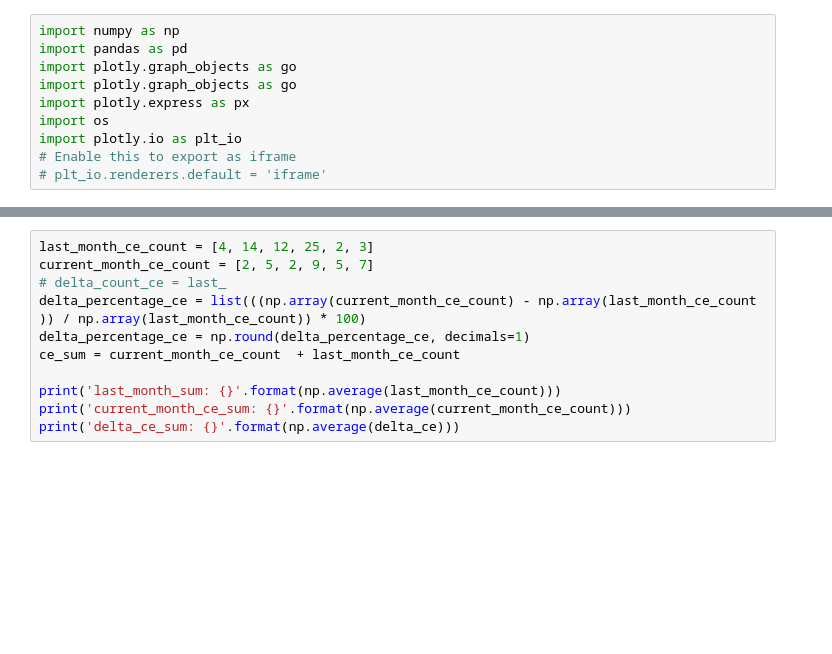
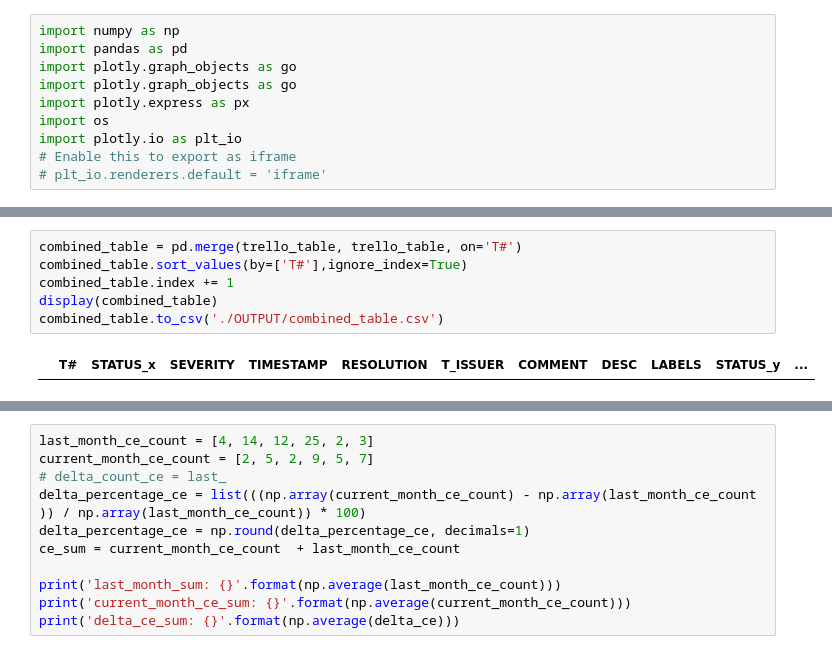
Before and after one commit to haythmalshehab/si-report-gen, a Jupyter notebook: sirg.ipynb, the cells around one changed output, grey strips where cells are left out. Drawn from its saved outputs; the diff is of its cells as text; blank space fills up the shorter version.

```diff
--- a/sirg.ipynb
+++ b/sirg.ipynb
@@ -32 +60,9 @@ vsoc_table.to_csv('./OUTPUT/vsoc_table.csv', sep=',')
+# %%
+combined_table = pd.merge(trello_table, trello_table, on='T#')
+combined_table.sort_values(by=['T#'],ignore_index=True)
+combined_table.index += 1
+display(combined_table)
+combined_table.to_csv('./OUTPUT/combined_table.csv')
+# %% [output]
+|  | T# | STATUS_x | SEVERITY | TIMESTAMP | RESOLUTION | T_ISSUER | COMMENT | DESC | LABELS | STATUS_y | ... |
 # %%
```
Also changed, not shown: parts of 13 cells of this notebook.
